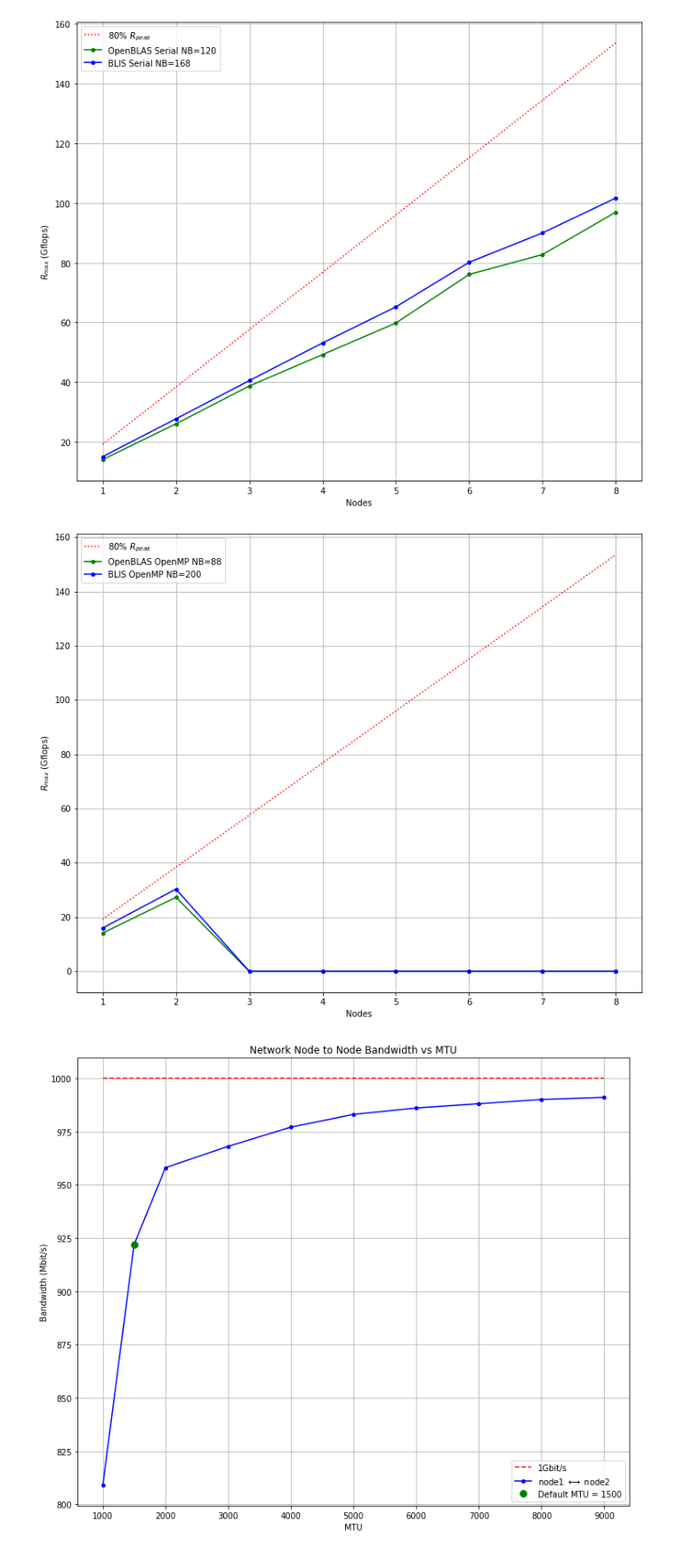
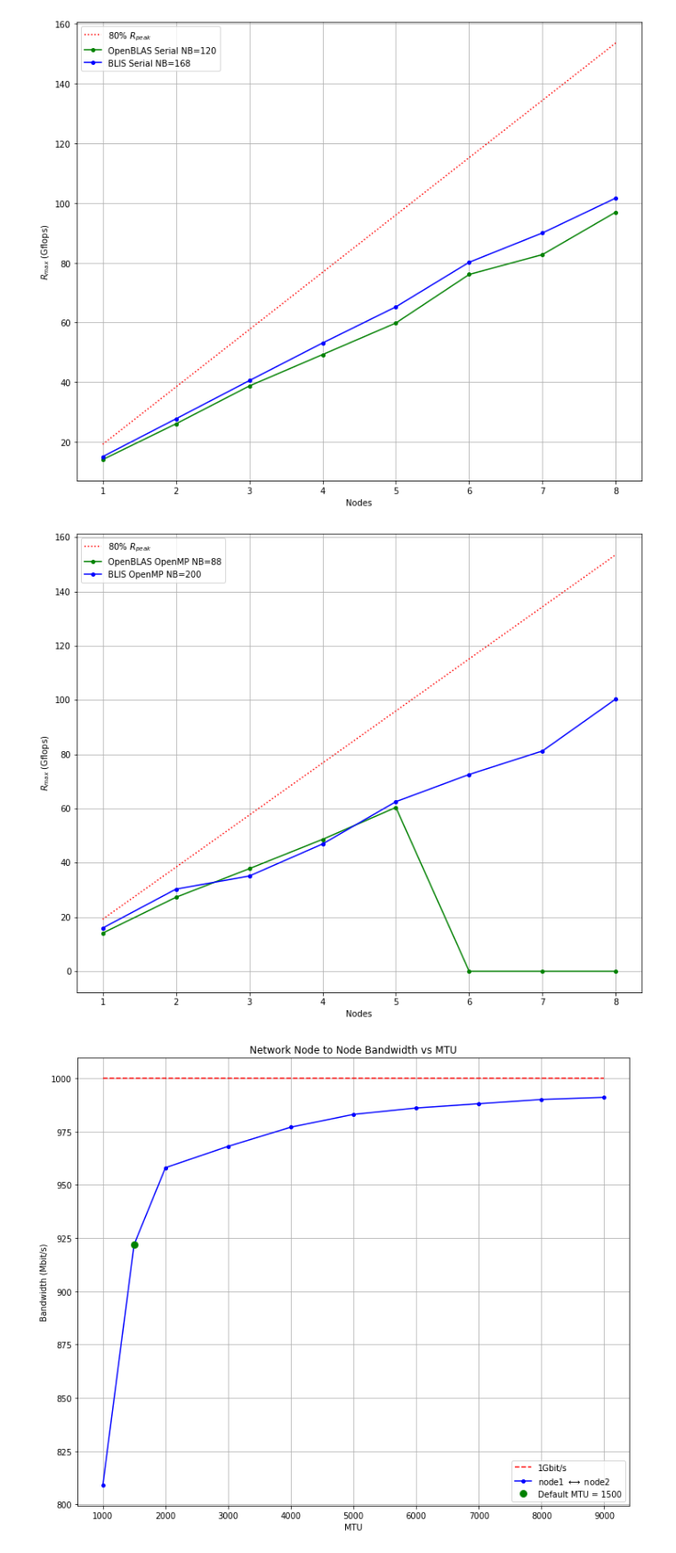
Before and after one commit to johnduffymsc/dissertation, a Jupyter notebook: picluster.ipynb, the cells around one changed output. Shown: that part at 89% size. Saved outputs shown, nothing was run; the diff lists cells and outputs as text; code cells hidden in the pictures.

```diff
--- a/picluster.ipynb
+++ b/picluster.ipynb
@@ -755,43 +755,43 @@ r_peak_80 = [
     R_PEAK_80 * 8
 ]
 
 openblas_openmp = [
     1.4092e+01,
     2.7303e+01,
-    0,
-    0,
-    0,
+    3.7842e+01,
+    4.8657e+01,
+    6.0428e+01,
     0,
     0,
     0
 ]
 
 blis_openmp = [
     1.5954e+01,
     3.0312e+01,
-    0,
-    0,
-    0,
-    0,
-    0,
-    0
+    3.5132e+01,
+    4.6953e+01,
+    6.2550e+01,
+    7.2585e+01,
+    8.1255e+01,
+    1.0041e+02
 ]
 
 
 plt.figure(figsize=(12, 10))
 #plt.title("Baseline $R_{max}$ vs Nodes 80% Memory")
 plt.plot(nodes, r_peak_80, ":r", markersize=4)
 plt.plot(nodes, openblas_openmp, "-go", markersize=4)
 plt.plot(nodes, blis_openmp, "-bo", markersize=4)
 plt.xlabel("Nodes")
 plt.ylabel("$R_{max}$ (Gflops)")
 plt.legend(["80% $R_{peak}$", "OpenBLAS OpenMP NB=88", "BLIS OpenMP NB=200"])
 plt.grid()
 plt.savefig("openmp_gflops_vs_nodes_80_percent_memory.pdf", bbox_inches="tight")
 plt.savefig("openmp_gflops_vs_nodes_80_percent_memory.png", bbox_inches="tight")
 plt.show()
 # %% [output]
-[figure, old version]
+[figure, new version]
 # %%
 # Network bandwidth vs MTU.
 
```
Also changed, not shown: 2 other files.
